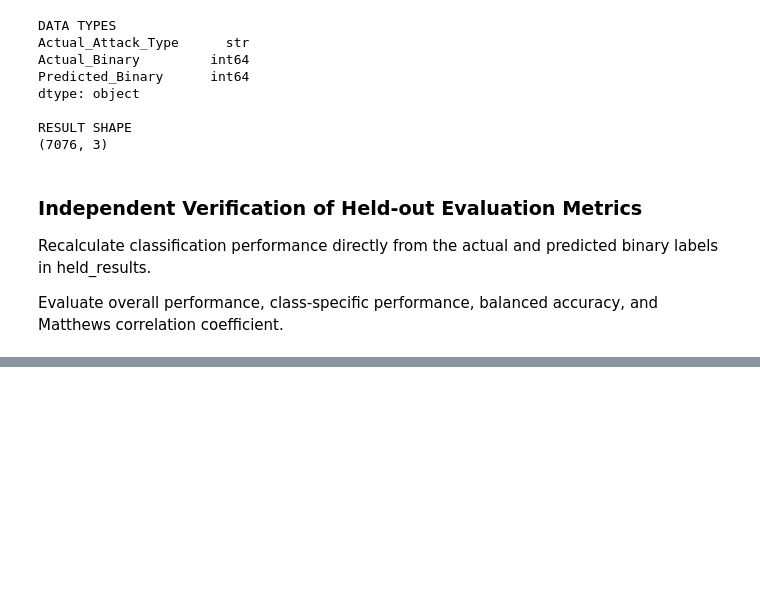
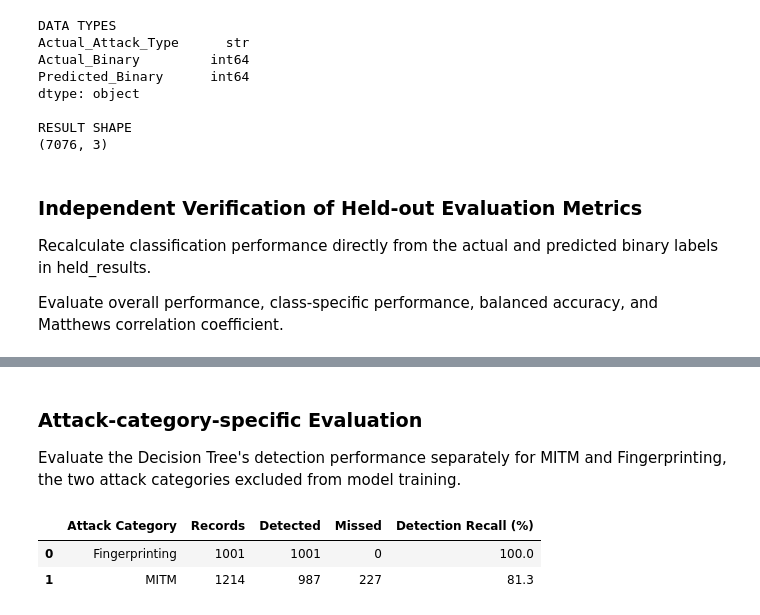
Before and after one commit to Agumekenneth/Data-Science-Final-year-Project--Prototype-1, a Jupyter notebook: IoT.ipynb, the cells around one changed output, grey strips where cells are left out. Drawn from its saved outputs; the diff is of its cells as text; code cells hidden in the pictures; blank space fills up the shorter version.

```diff
--- a/IoT.ipynb
+++ b/IoT.ipynb
@@ -4879,0 +4949,37 @@ balanced accuracy, and Matthews correlation coefficient.
+# %% [markdown]
+### Attack-category-specific Evaluation
+
+Evaluate the Decision Tree's detection performance separately
+for MITM and Fingerprinting, the two attack categories excluded
+from model training.
+# %%
+# Evaluate detection performance for each held-out attack category
+
+attack_results = held_results[
+    held_results["Actual_Binary"] == 1
+].copy()
+
+category_results = []
+
+for category, group in attack_results.groupby("Actual_Attack_Type"):
+
+    actual = group["Actual_Binary"]
+    predicted = group["Predicted_Binary"]
+
+    category_results.append({
+        "Attack Category": category,
+        "Records": len(group),
+        "Detected": (predicted == 1).sum(),
+        "Missed": (predicted == 0).sum(),
+        "Detection Recall (%)": round(
+            recall_score(actual, predicted) * 100, 2
+        )
+    })
+
+category_performance = pd.DataFrame(category_results)
+
+display(category_performance)
+# %% [output]
+|  | Attack Category | Records | Detected | Missed | Detection Recall (%) |
+| 0 | Fingerprinting | 1001 | 1001 | 0 | 100.0 |
+| 1 | MITM | 1214 | 987 | 227 | 81.3 |
```
Also changed, not shown: parts of 1 cell of this notebook.
